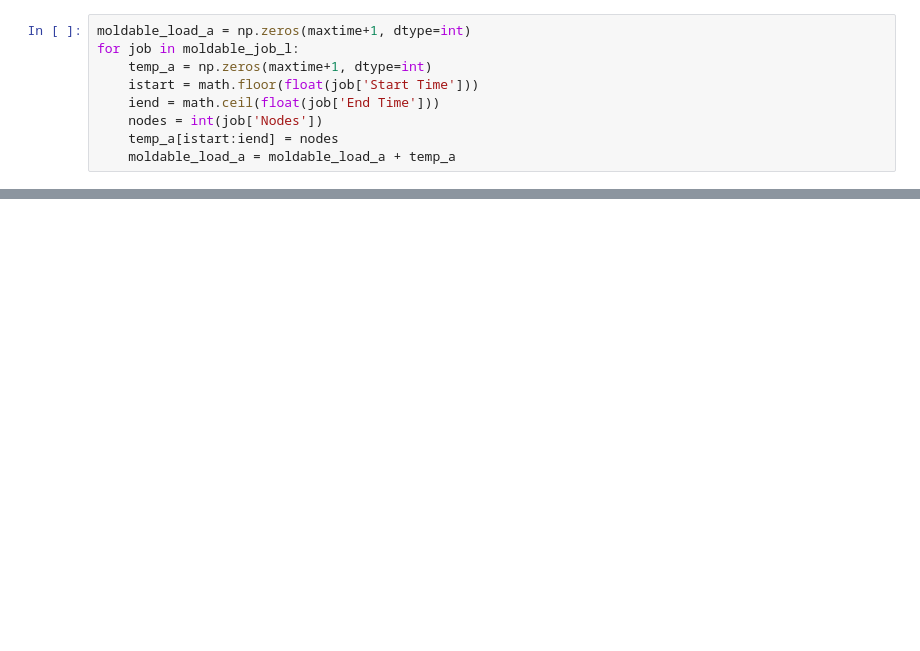
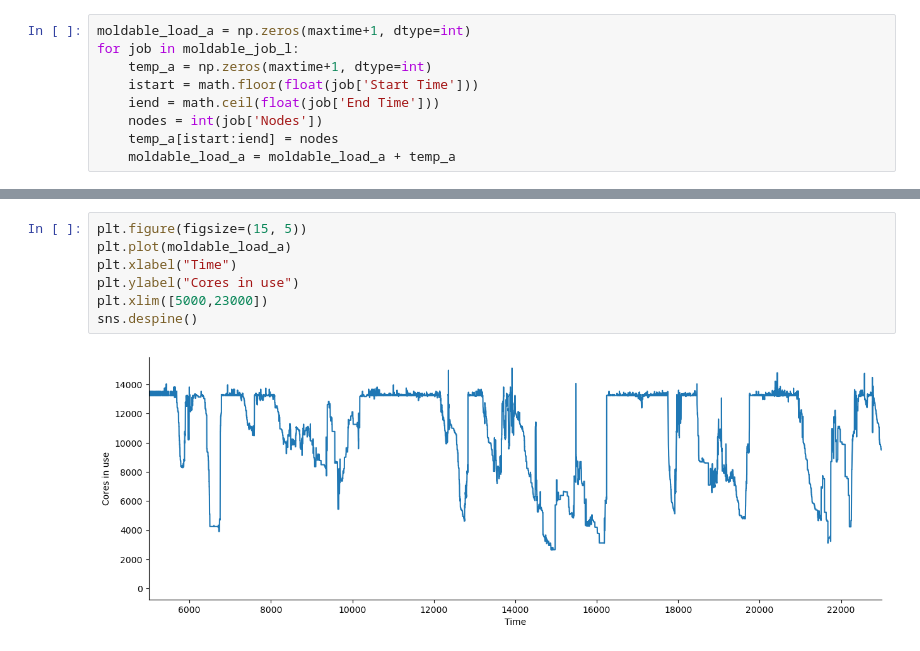
Before and after one commit to EPCCed/mira-cirrus-elastisim, a Jupyter notebook: analysis/job_load_analysis.ipynb, the cells around one changed output, grey strips where cells are left out. Drawn from its saved outputs; the diff is of its cells as text; blank space fills up the shorter version.

```diff
--- a/analysis/job_load_analysis.ipynb
+++ b/analysis/job_load_analysis.ipynb
@@ -219,0 +411,9 @@ plt.savefig("simulated_load_moldable.png")
+# %%
+plt.figure(figsize=(15, 5))
+plt.plot(moldable_load_a)
+plt.xlabel("Time")
+plt.ylabel("Cores in use")
+plt.xlim([5000,23000])
+sns.despine()
+# %% [output]
+[figure, added]
```
Also changed, not shown: parts of 19 cells of this notebook.
